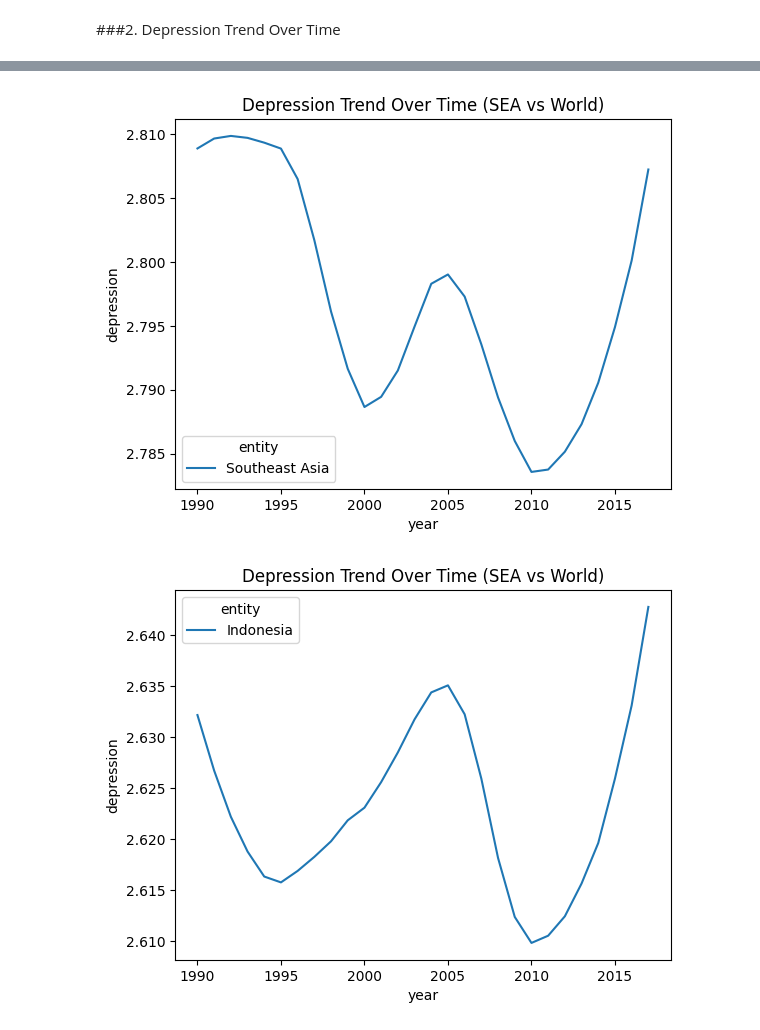
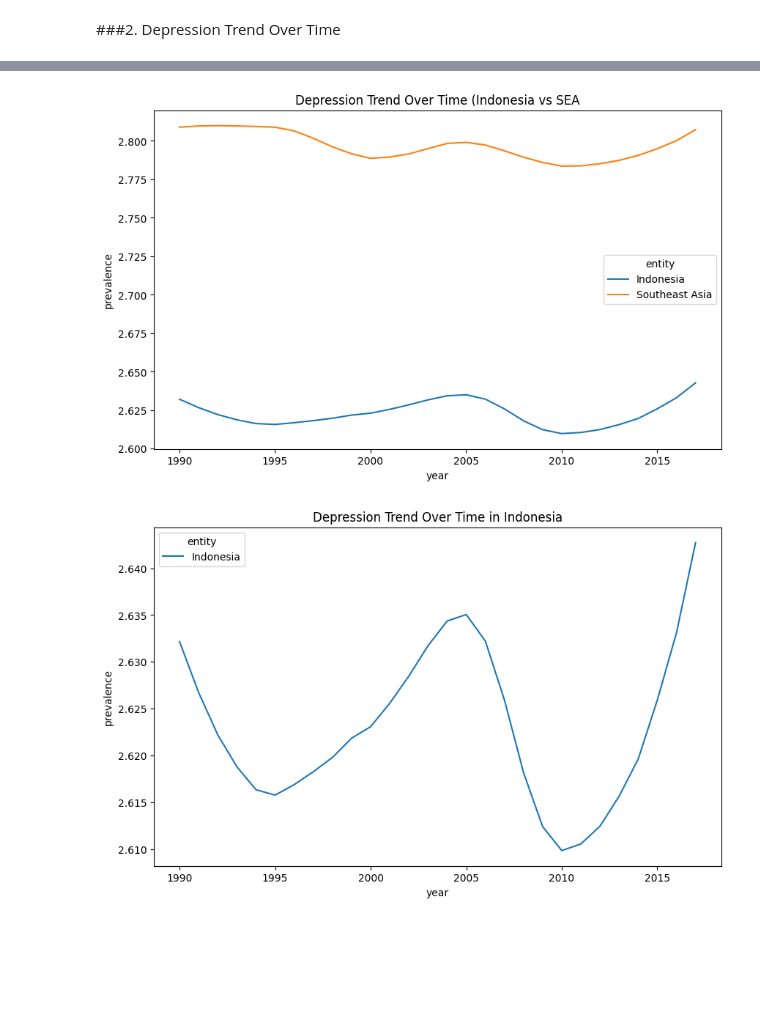
Before and after one commit to irenehavsa/mental-disorder-prevalence, a Jupyter notebook: notebooks/01_eda.ipynb, the cells around one changed output, grey strips where cells are left out. Cells and saved outputs as stored; diff of their text form; code cells hidden in the pictures; blank space fills up the shorter version.

```diff
--- a/notebooks/01_eda.ipynb
+++ b/notebooks/01_eda.ipynb
@@ -49,5 +18,5 @@ Files in dataset directory: ['Mental health Depression disorder Data.csv']
 # %%
 # Read the CSV
-file_path = os.path.join(path, "Mental health Depression disorder Data.csv")
-df = pd.read_csv(file_path) #to do: remove the index column
+url = "https://raw.githubusercontent.com/irenehavsa/mental-disorder-prevalence/main/data/raw/mental_health_depression_disorder_data.csv"
+df = pd.read_csv(url)
 display(df.head())
@@ -166,3 +106,7 @@ df.loc[(df['entity'] == 'Thailand')]
+# %%
+# 'Unpivot' prevalence data
+df = pd.melt(df, id_vars=['entity', 'code', 'year'], var_name='mental_disorder', value_name='prevalence')
+df.head()
 # %% [markdown]
 ###3. Mental Disorders Trend Over Time
 # %%
@@ -200,18 +170,20 @@ plt.show()
 # %%
 # Depression Trend
-df_global = df[df['entity'].isin(['Southeast Asia'])]
+df_for_visual = df[(df['mental_disorder'] == 'depression') & (df['entity'].isin(['Southeast Asia', 'Indonesia']))]
 
-sns.lineplot(data=df_global, x='year', y='depression', hue='entity')
-plt.title('Depression Trend Over Time (SEA')
+plt.figure(figsize=(10, 6))
+sns.lineplot(data=df_for_visual, x='year', y='prevalence', hue='entity')
+plt.title('Depression Trend Over Time (Indonesia vs SEA')
 plt.show()
 # %% [output]
-[figure, old version]
+[figure, new version]
 # %%
 # Depression Trend
-df_global = df[df['entity'].isin(['Indonesia'])]
+df_for_visual = df[(df['mental_disorder'] == 'depression') & (df['entity'] == 'Indonesia')]
 
-sns.lineplot(data=df_global, x='year', y='depression', hue='entity')
-plt.title('Depression Trend Over Time (SEA vs World)')
+plt.figure(figsize=(10, 6))
+sns.lineplot(data=df_for_visual, x='year', y='prevalence', hue='entity')
+plt.title('Depression Trend Over Time in Indonesia')
 plt.show()
 # %% [output]
-[figure, old version]
+[figure, new version]
```
Also changed, not shown: parts of 25 cells of this notebook.
